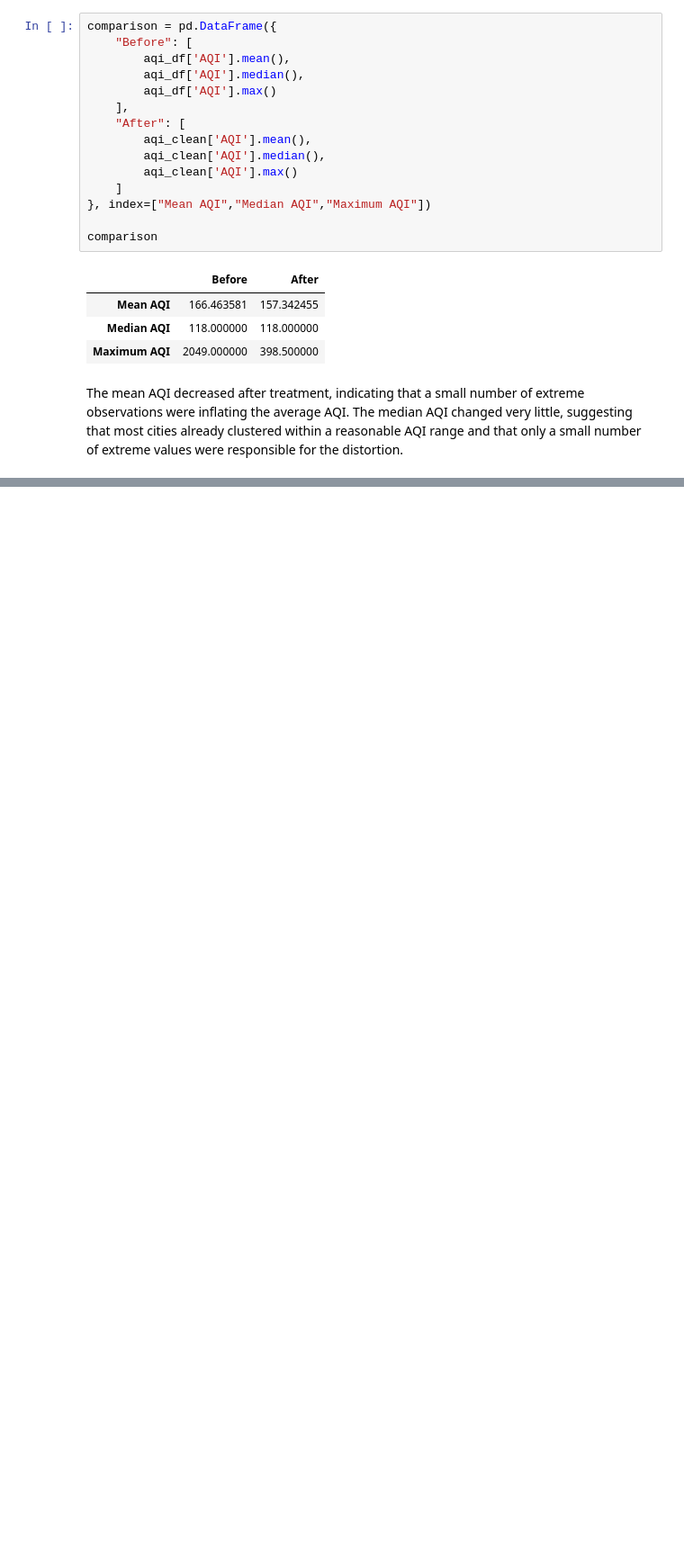
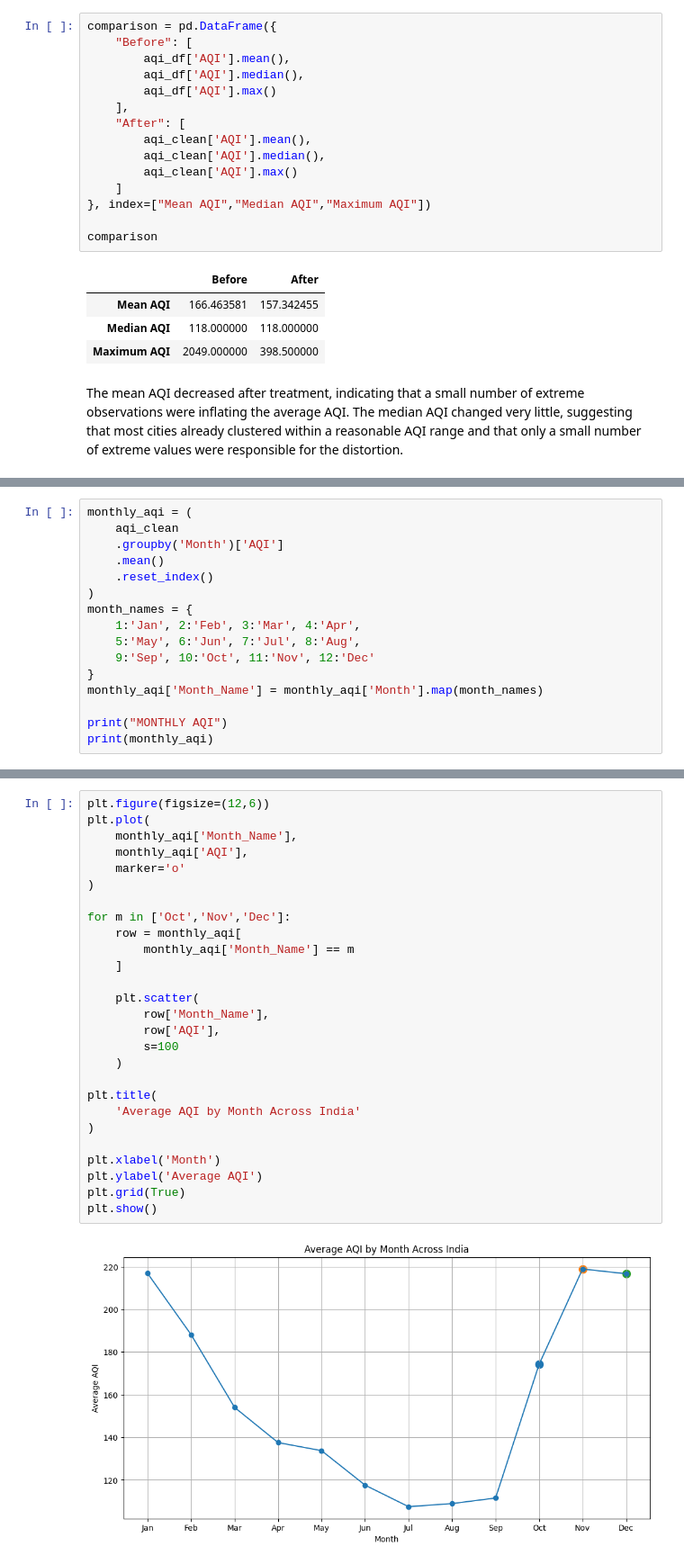
Before and after one commit to Bhagyasreeroy/ML-lab-2547118, a Jupyter notebook: LAB1/Lab1.ipynb, the cells around one changed output, grey strips where cells are left out. Shown at 90% size. Cells and saved outputs as stored; diff of their text form; blank space fills up the shorter version.

```diff
--- a/LAB1/Lab1.ipynb
+++ b/LAB1/Lab1.ipynb
@@ -952,0 +1114,16 @@ The mean AQI decreased after treatment, indicating that a small number of extrem
+# %%
+monthly_aqi = (
+    aqi_clean
+    .groupby('Month')['AQI']
+    .mean()
+    .reset_index()
+)
+month_names = {
+    1:'Jan', 2:'Feb', 3:'Mar', 4:'Apr',
+    5:'May', 6:'Jun', 7:'Jul', 8:'Aug',
+    9:'Sep', 10:'Oct', 11:'Nov', 12:'Dec'
+}
+monthly_aqi['Month_Name'] = monthly_aqi['Month'].map(month_names)
+
+print("MONTHLY AQI")
+print(monthly_aqi)
@@ -952,0 +1191,29 @@ The mean AQI decreased after treatment, indicating that a small number of extrem
+# %%
+plt.figure(figsize=(12,6))
+plt.plot(
+    monthly_aqi['Month_Name'],
+    monthly_aqi['AQI'],
+    marker='o'
+)
+
+for m in ['Oct','Nov','Dec']:
+    row = monthly_aqi[
+        monthly_aqi['Month_Name'] == m
+    ]
+
+    plt.scatter(
+        row['Month_Name'],
+        row['AQI'],
+        s=100
+    )
+
+plt.title(
+    'Average AQI by Month Across India'
+)
+
+plt.xlabel('Month')
+plt.ylabel('Average AQI')
+plt.grid(True)
+plt.show()
+# %% [output]
+[figure, added]
```
Also changed, not shown: parts of 32 cells of this notebook, 25 other files.
